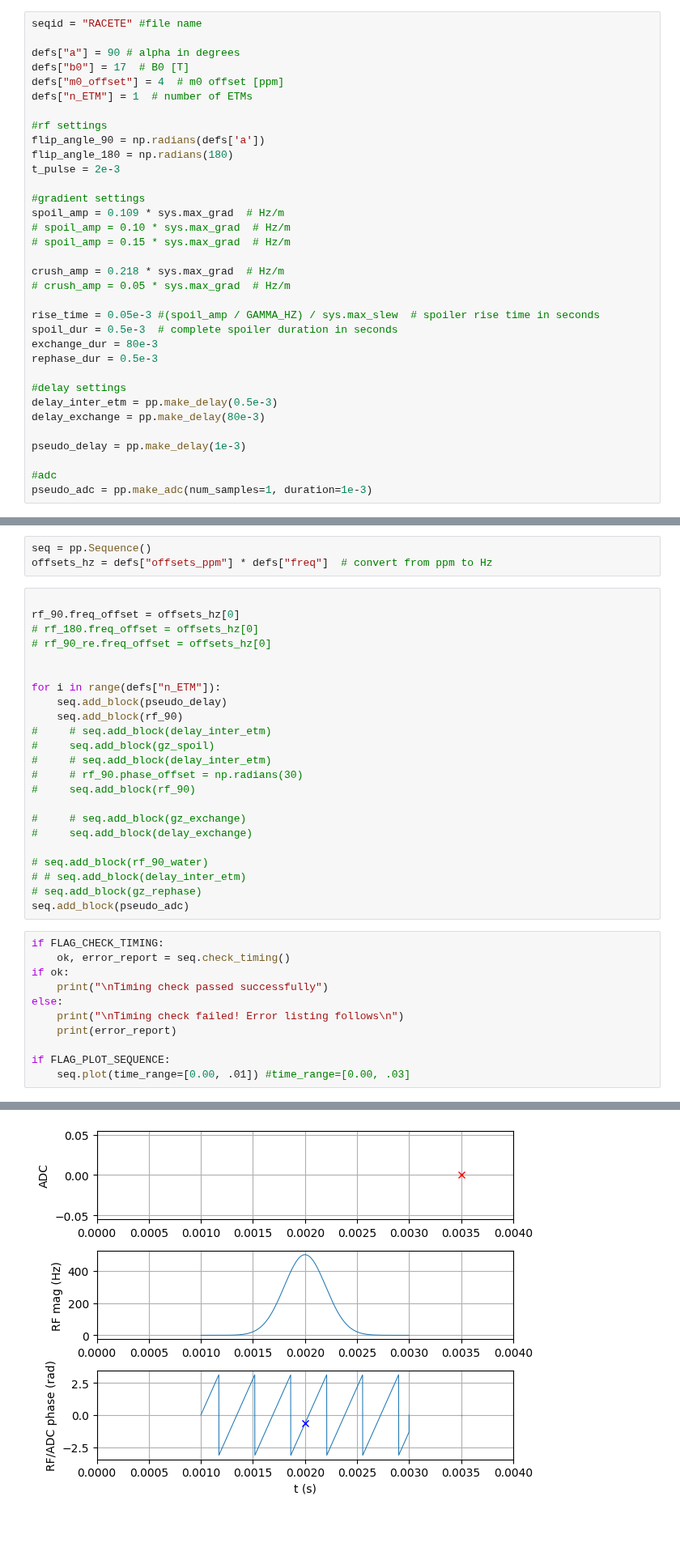
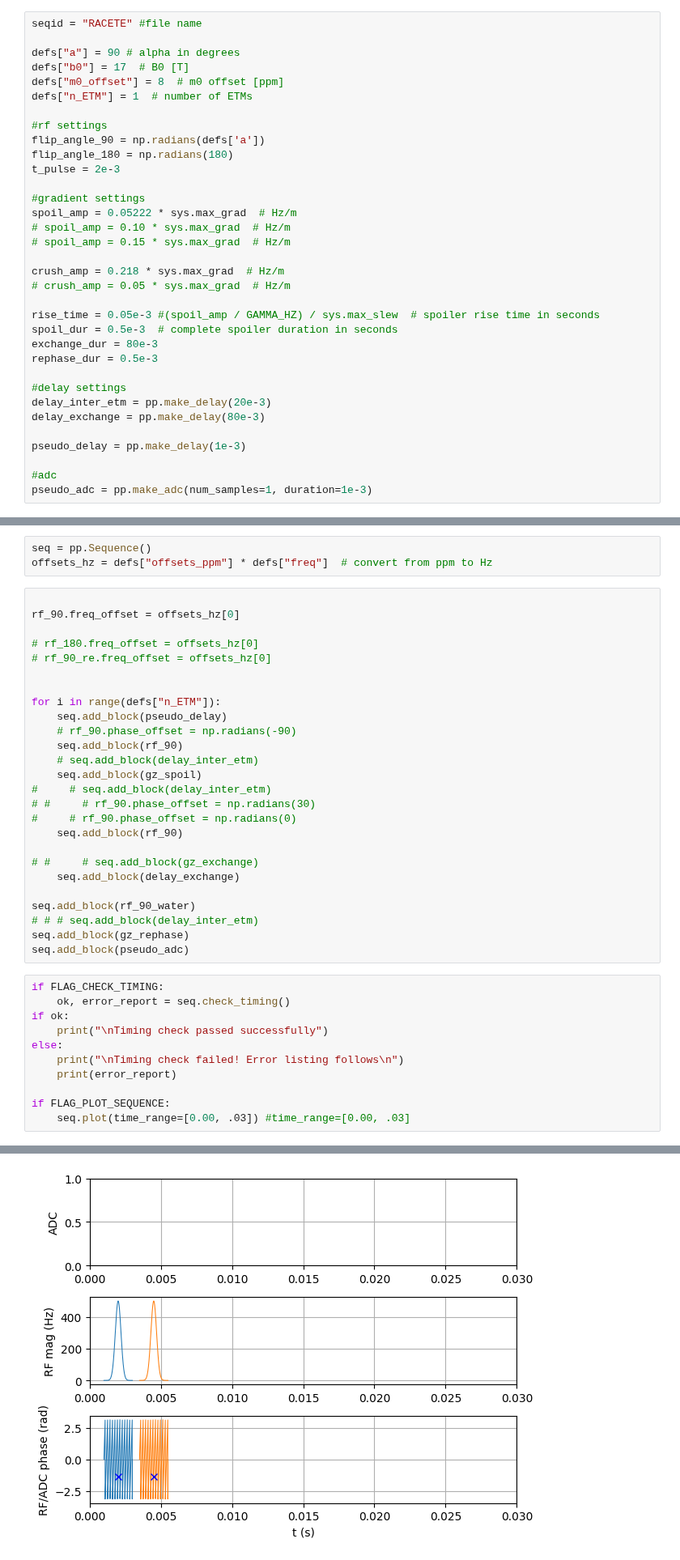
Before and after one commit to dantona02/optim, a Jupyter notebook: seq_init/gauss_pulse_seq.ipynb, the cells around one changed output, grey strips where cells are left out. Shown at 81% size. Drawn from its saved outputs; the diff is of its cells as text; blank space fills up the shorter version.

```diff
--- a/seq_init/gauss_pulse_seq.ipynb
+++ b/seq_init/gauss_pulse_seq.ipynb
@@ -35,7 +35,7 @@ seqid = "RACETE" #file name
 
 defs["a"] = 90 # alpha in degrees
 defs["b0"] = 17  # B0 [T]
-defs["m0_offset"] = 4  # m0 offset [ppm]
+defs["m0_offset"] = 8  # m0 offset [ppm]
 defs["n_ETM"] = 1  # number of ETMs
 
 #rf settings
@@ -44,7 +44,7 @@ flip_angle_180 = np.radians(180)
 t_pulse = 2e-3
 
 #gradient settings
-spoil_amp = 0.109 * sys.max_grad  # Hz/m
+spoil_amp = 0.05222 * sys.max_grad  # Hz/m
 # spoil_amp = 0.10 * sys.max_grad  # Hz/m
 # spoil_amp = 0.15 * sys.max_grad  # Hz/m
 
@@ -57,7 +57,7 @@ exchange_dur = 80e-3
 rephase_dur = 0.5e-3
 
 #delay settings
-delay_inter_etm = pp.make_delay(0.5e-3)
+delay_inter_etm = pp.make_delay(20e-3)
 delay_exchange = pp.make_delay(80e-3)
 
 pseudo_delay = pp.make_delay(1e-3)
@@ -217,37 +217,40 @@ offsets_hz = defs["offsets_ppm"] * defs["freq"]  # convert from ppm to Hz
 # %%
 
 rf_90.freq_offset = offsets_hz[0]
+
 # rf_180.freq_offset = offsets_hz[0]
 # rf_90_re.freq_offset = offsets_hz[0]
 
 
 for i in range(defs["n_ETM"]):
     seq.add_block(pseudo_delay)
+    # rf_90.phase_offset = np.radians(-90)
     seq.add_block(rf_90)
+    # seq.add_block(delay_inter_etm)
+    seq.add_block(gz_spoil)
 #     # seq.add_block(delay_inter_etm)
-#     seq.add_block(gz_spoil)
-#     # seq.add_block(delay_inter_etm)
-#     # rf_90.phase_offset = np.radians(30)
-#     seq.add_block(rf_90)
+# #     # rf_90.phase_offset = np.radians(30)
+#     # rf_90.phase_offset = np.radians(0)
+    seq.add_block(rf_90)
 
-#     # seq.add_block(gz_exchange)
-#     seq.add_block(delay_exchange)
+# #     # seq.add_block(gz_exchange)
+    seq.add_block(delay_exchange)
 
-# seq.add_block(rf_90_water)
-# # seq.add_block(delay_inter_etm)
-# seq.add_block(gz_rephase)
+seq.add_block(rf_90_water)
+# # # seq.add_block(delay_inter_etm)
+seq.add_block(gz_rephase)
 seq.add_block(pseudo_adc)
 # %%
 if FLAG_CHECK_TIMING:
     ok, error_report = seq.check_timing()
 if ok:
     print("\nTiming check passed successfully")
 else:
     print("\nTiming check failed! Error listing follows\n")
     print(error_report)
 
 if FLAG_PLOT_SEQUENCE:
-    seq.plot(time_range=[0.00, .01]) #time_range=[0.00, .03]
+    seq.plot(time_range=[0.00, .03]) #time_range=[0.00, .03]
 # %% [output]
 Timing check passed successfully
-[figure, old version]
+[figure, new version]
```
Also changed, not shown: parts of 2 cells of this notebook, 10 other files.
